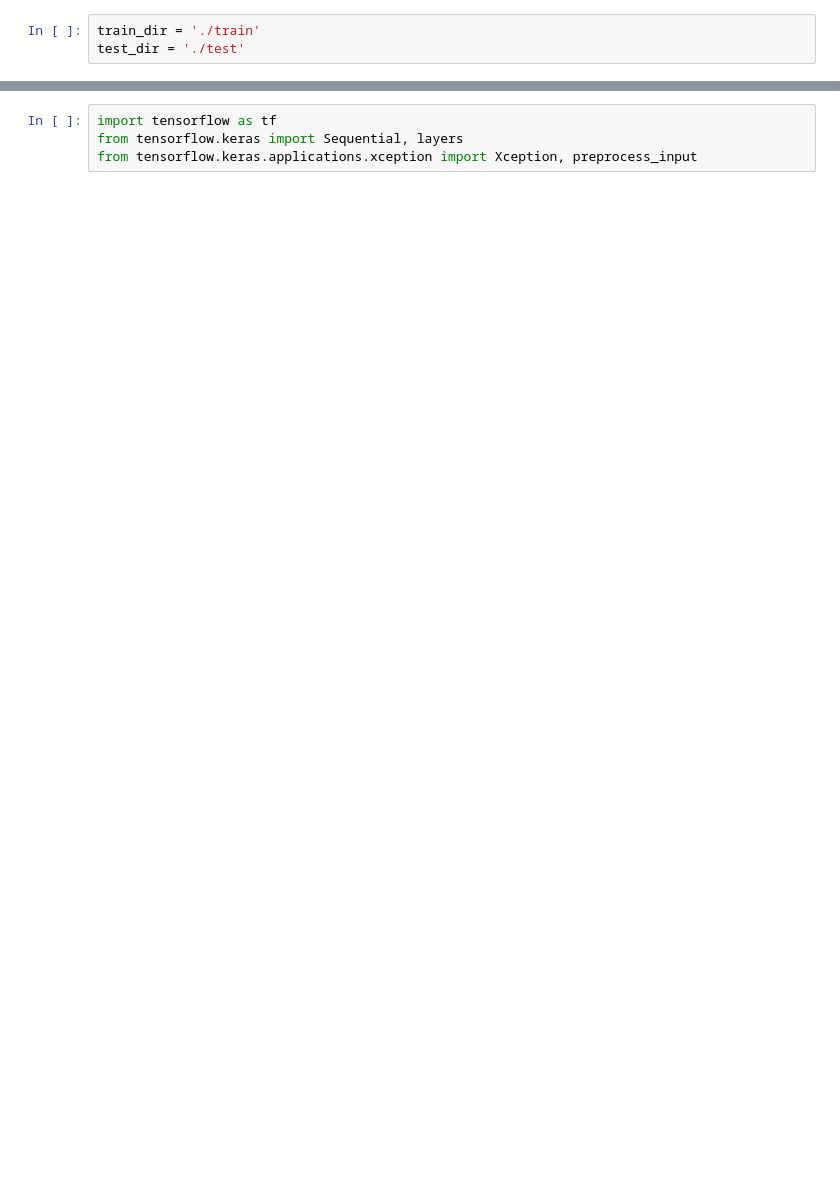
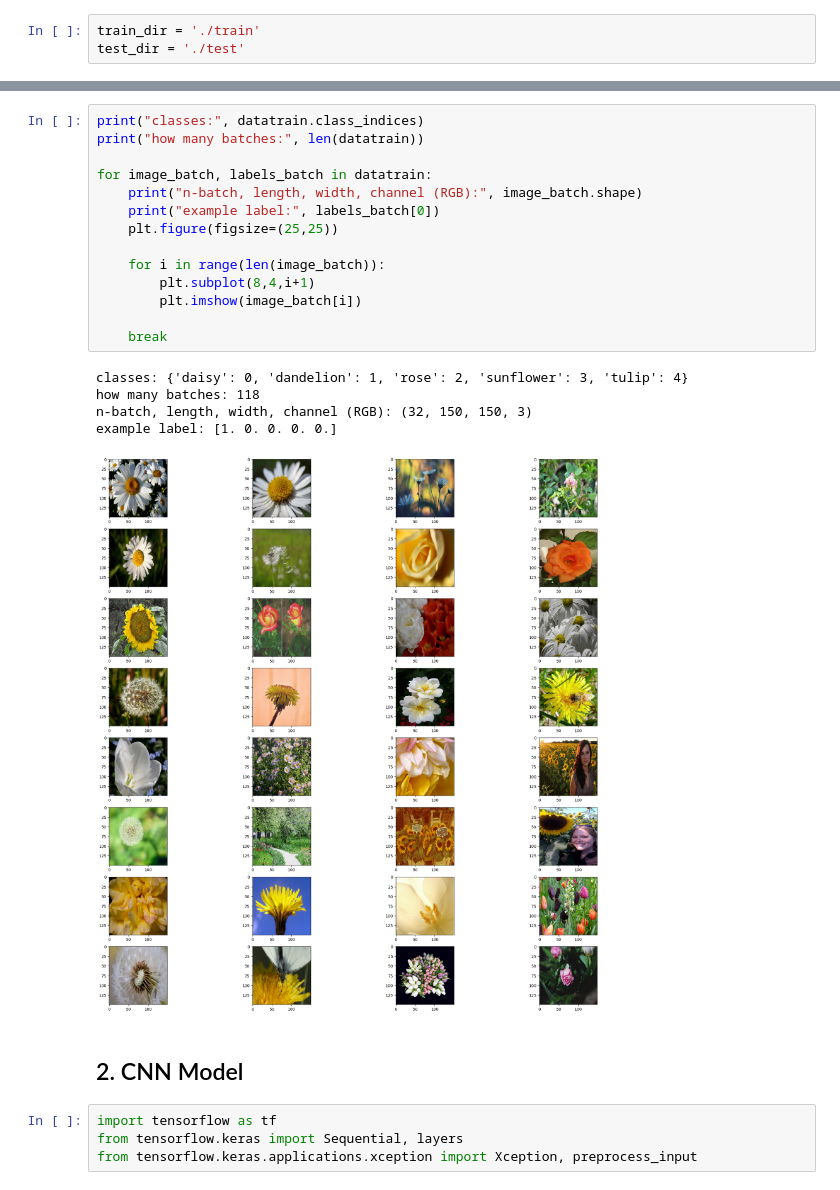
Before and after one commit to danannisar/flower_classification, a Jupyter notebook: flowers_classification.ipynb, the cells around one changed output, grey strips where cells are left out. Drawn from its saved outputs; the diff is of its cells as text; blank space fills up the shorter version.

```diff
--- a/flowers_classification.ipynb
+++ b/flowers_classification.ipynb
@@ -115,3 +82,25 @@ NameError: name 'preprocess_input' is not defined
+# %%
+print("classes:", datatrain.class_indices)
+print("how many batches:", len(datatrain))
+
+for image_batch, labels_batch in datatrain:
+    print("n-batch, length, width, channel (RGB):", image_batch.shape)
+    print("example label:", labels_batch[0])
+    plt.figure(figsize=(25,25))
+
+    for i in range(len(image_batch)):
+        plt.subplot(8,4,i+1)
+        plt.imshow(image_batch[i])
+
+    break
+# %% [output]
+classes: {'daisy': 0, 'dandelion': 1, 'rose': 2, 'sunflower': 3, 'tulip': 4}
+how many batches: 118
+n-batch, length, width, channel (RGB): (32, 150, 150, 3)
+example label: [1. 0. 0. 0. 0.]
+[figure, added]
+# %% [markdown]
+## 2. CNN Model
 # %%
 import tensorflow as tf
 from tensorflow.keras import Sequential, layers
```
Also changed, not shown: parts of 83 cells of this notebook, 3 other files.
